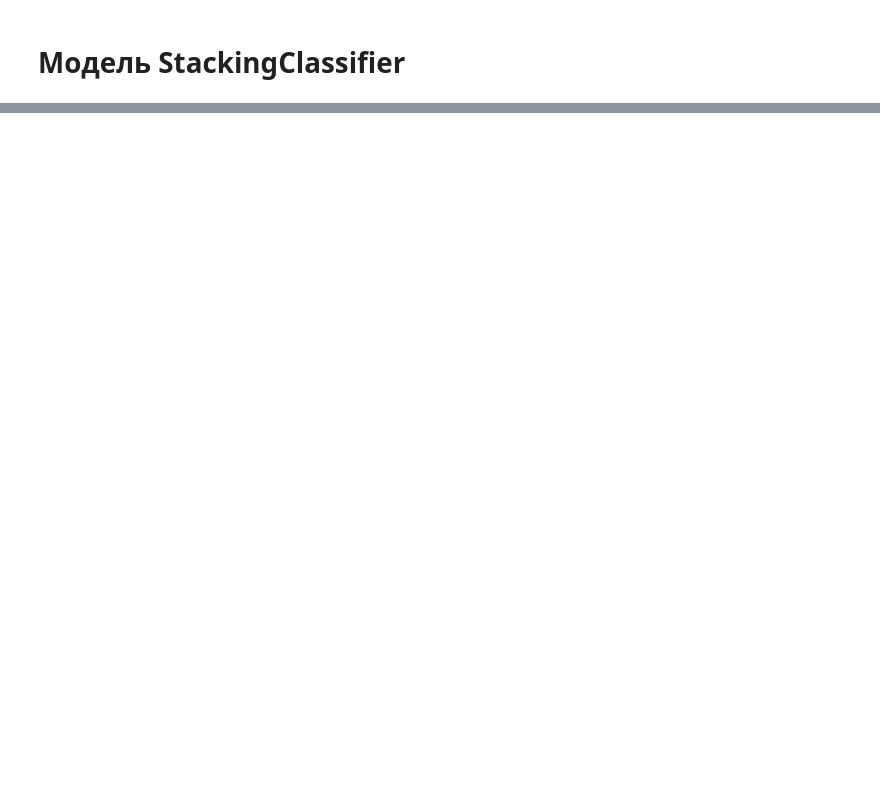
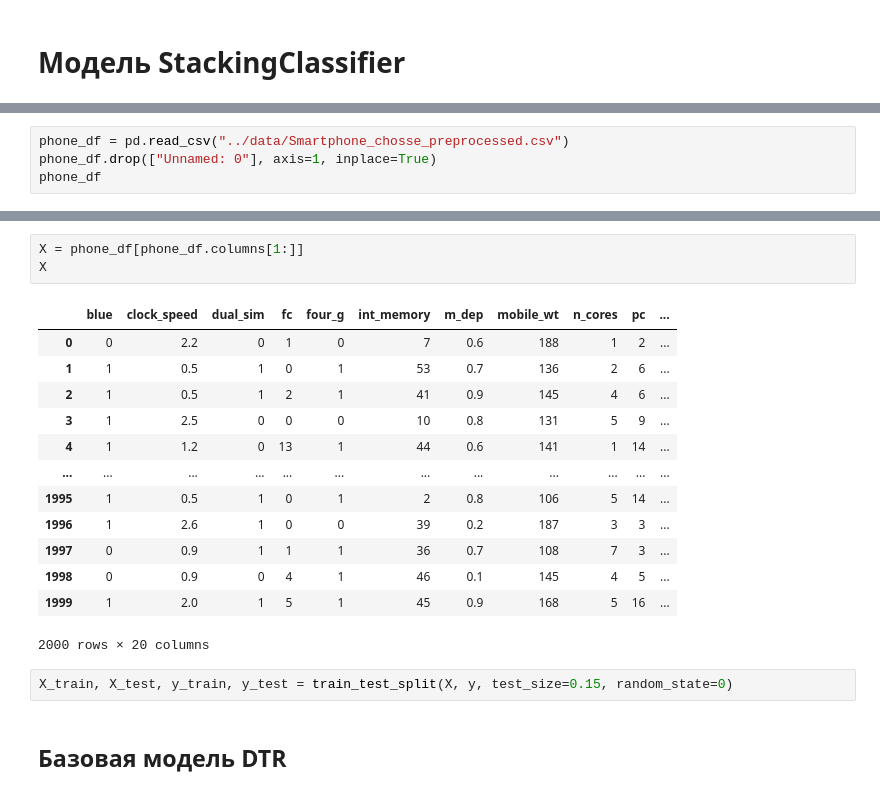
Before and after one commit to Ilya-Begalko/machine_learning_course, a Jupyter notebook: notebooks/4_ensemble.ipynb, the cells around one changed output, grey strips where cells are left out. Saved outputs shown, nothing was run; the diff lists cells and outputs as text; blank space fills up the shorter version.

Commit message:
1 Task, regression models studied and trained.

```diff
--- a/notebooks/4_ensemble.ipynb
+++ b/notebooks/4_ensemble.ipynb
@@ -75,0 +186,4 @@ print_classification_model_metrics(model, y_test, model.predict(X_test))
+# %%
+phone_df = pd.read_csv("../data/Smartphone_chosse_preprocessed.csv")
+phone_df.drop(["Unnamed: 0"], axis=1, inplace=True)
+phone_df
@@ -75,0 +220,21 @@ print_classification_model_metrics(model, y_test, model.predict(X_test))
+# %%
+X = phone_df[phone_df.columns[1:]]
+X
+# %% [output]
+|  | blue | clock_speed | dual_sim | fc | four_g | int_memory | m_dep | mobile_wt | n_cores | pc | ... |
+| 0 | 0 | 2.2 | 0 | 1 | 0 | 7 | 0.6 | 188 | 1 | 2 | ... |
+| 1 | 1 | 0.5 | 1 | 0 | 1 | 53 | 0.7 | 136 | 2 | 6 | ... |
+| 2 | 1 | 0.5 | 1 | 2 | 1 | 41 | 0.9 | 145 | 4 | 6 | ... |
+| 3 | 1 | 2.5 | 0 | 0 | 0 | 10 | 0.8 | 131 | 5 | 9 | ... |
+| 4 | 1 | 1.2 | 0 | 13 | 1 | 44 | 0.6 | 141 | 1 | 14 | ... |
+| ... | ... | ... | ... | ... | ... | ... | ... | ... | ... | ... | ... |
+| 1995 | 1 | 0.5 | 1 | 0 | 1 | 2 | 0.8 | 106 | 5 | 14 | ... |
+| 1996 | 1 | 2.6 | 1 | 0 | 0 | 39 | 0.2 | 187 | 3 | 3 | ... |
+| 1997 | 0 | 0.9 | 1 | 1 | 1 | 36 | 0.7 | 108 | 7 | 3 | ... |
+| 1998 | 0 | 0.9 | 0 | 4 | 1 | 46 | 0.1 | 145 | 4 | 5 | ... |
+| 1999 | 1 | 2.0 | 1 | 5 | 1 | 45 | 0.9 | 168 | 5 | 16 | ... |
+2000 rows × 20 columns
+# %%
+X_train, X_test, y_train, y_test = train_test_split(X, y, test_size=0.15, random_state=0)
+# %% [markdown]
+## Базовая модель DTR
```
Also changed, not shown: parts of 26 cells of this notebook.
